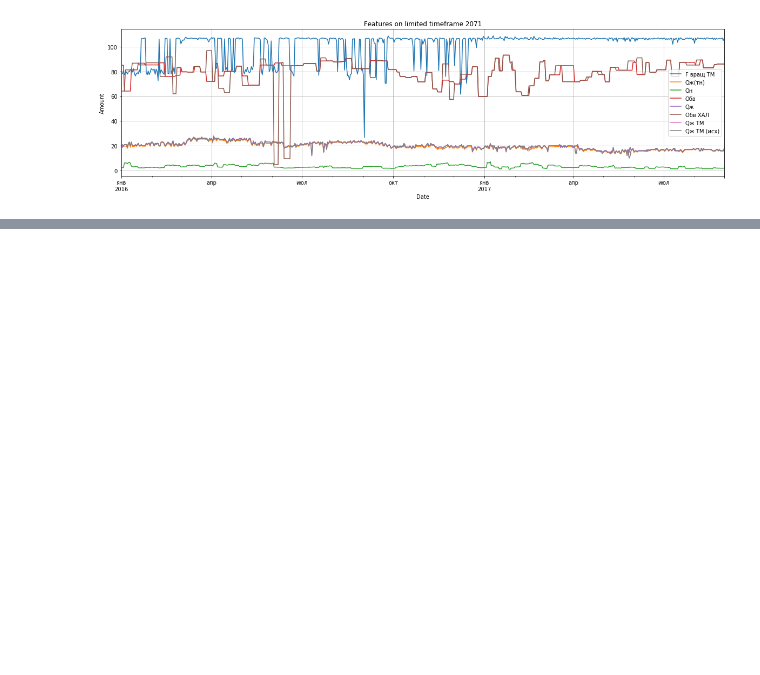
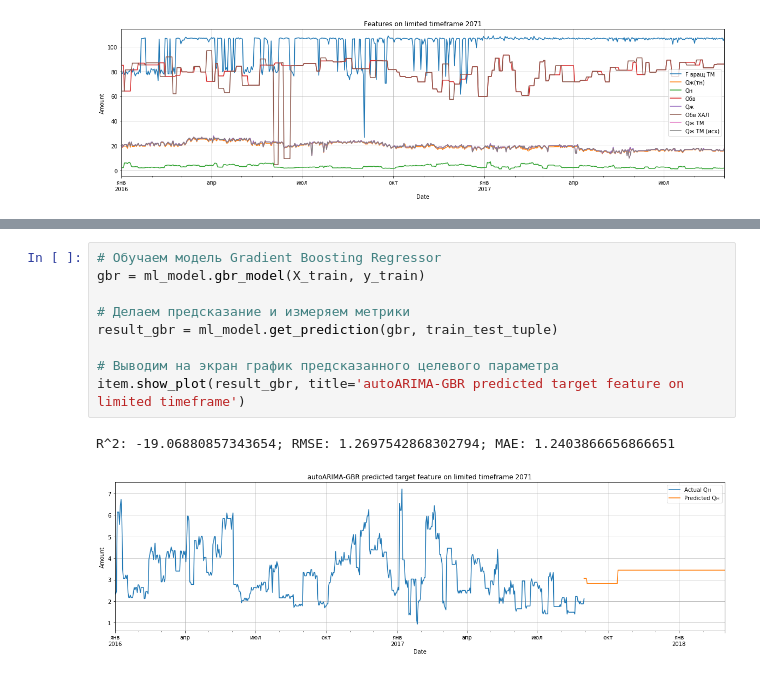
Before and after one commit to antonkurenkov/GPN-predictions, a Jupyter notebook: GP_04.ipynb, the cells around one changed output, grey strips where cells are left out. Saved outputs shown, nothing was run; the diff lists cells and outputs as text; blank space fills up the shorter version.

```diff
--- a/GP_04.ipynb
+++ b/GP_04.ipynb
@@ -478,0 +566,12 @@ item.show_plot(cross_df, title='ARIMA-XGB predicted features on limited timefram
+# %%
+# Обучаем модель Gradient Boosting Regressor
+gbr = ml_model.gbr_model(X_train, y_train)
+
+# Делаем предсказание и измеряем метрики
+result_gbr = ml_model.get_prediction(gbr, train_test_tuple)
+
+# Выводим на экран график предсказанного целевого параметра
+item.show_plot(result_gbr, title='autoARIMA-GBR predicted target feature on limited timeframe')
+# %% [output]
+R^2: -19.06880857343654; RMSE: 1.2697542868302794; MAE: 1.2403866656866651
+[figure, added]
```
Also changed, not shown: parts of 14 cells of this notebook, 6 other files.
